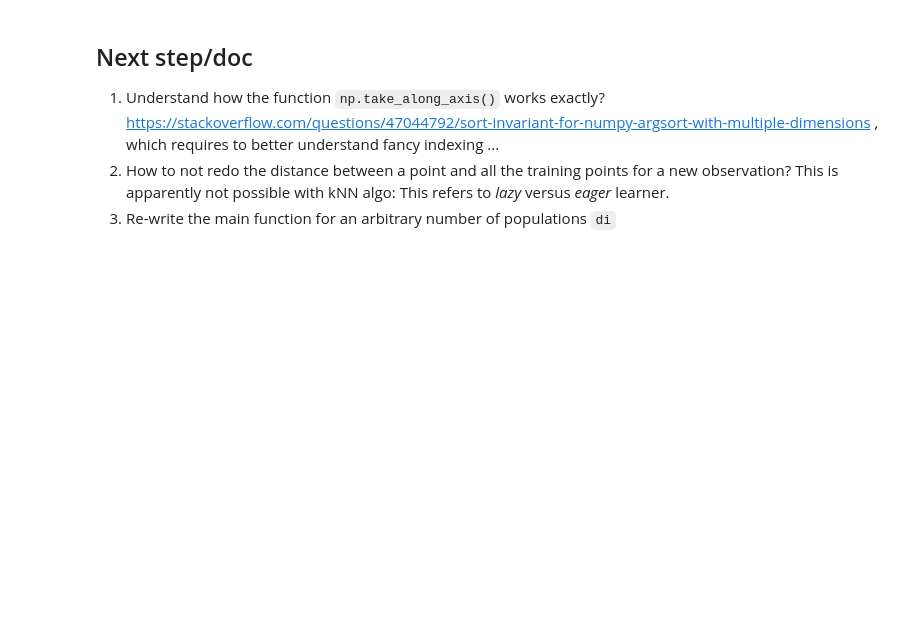
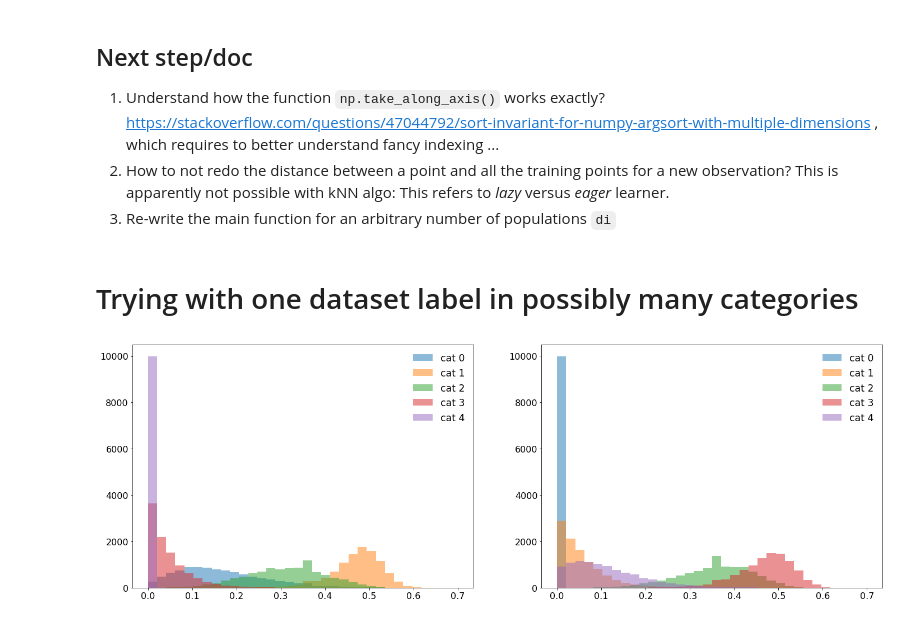
Before and after one commit to MLatCezeaux/intro_numpy, a Jupyter notebook: solutions/3-NearestNeighborAlgo-solution.ipynb, the cells around one changed output. Drawn from its saved outputs; the diff is of its cells as text; code cells hidden in the pictures; blank space fills up the shorter version.

Commit message:
Fancy indexing in n-dimension with broadcasting, adding a nice function taking just trainX and trainY as argument

```diff
--- a/solutions/3-NearestNeighborAlgo-solution.ipynb
+++ b/solutions/3-NearestNeighborAlgo-solution.ipynb
@@ -220,3 +247,13 @@ np.take_along_axis(a, ai[:, :, np.newaxis], axis=1)
 https://stackoverflow.com/questions/47044792/sort-invariant-for-numpy-argsort-with-multiple-dimensions , which requires to better understand fancy indexing ...
 2. How to not redo the distance between a point and all the training points for a new observation? This is apparently not possible with kNN algo: This refers to *lazy* versus *eager* learner.
 3. Re-write the main function for an arbitrary number of populations `di`
+# %% [markdown]
+# Trying with one dataset label in possibly many categories
+# %%
+Nobs = 1000000
+mulist = [-5, -2, 0, 2, 5]
+dlist = [5.0*np.random.randn(Nobs,25)+mu for mu in mulist]
+llist = [np.zeros(Nobs)+i for i in np.arange(len(mulist))]
+# %%
+trainX = np.concatenate(dlist)
+trainY = np.concatenate(llist)
@@ -222,0 +302,17 @@ https://stackoverflow.com/questions/47044792/sort-invariant-for-numpy-argsort-wi
+# %%
+kmax=100
+kNN1 = get_kNN(data_obs_like1, trainX[::5000], trainY[::5000], k=kmax)
+kNN2 = get_kNN(data_obs_like2, trainX[::5000], trainY[::5000], k=kmax)
+# %%
+plt.figure(figsize=(24, 8))
+plt.subplot(121)
+for k, v in kNN1.items():
+    plt.hist(v/kmax, label='cat {:.0f}'.format(k), alpha=0.5, bins=np.linspace(0, 0.7, 35))
+plt.legend();
+
+plt.subplot(122)
+for k, v in kNN2.items():
+    plt.hist(v/kmax, label='cat {:.0f}'.format(k), alpha=0.5, bins=np.linspace(0, 0.7, 35))
+plt.legend();
+# %% [output]
+[figure, added]
```
Also changed, not shown: parts of 12 cells of this notebook.
